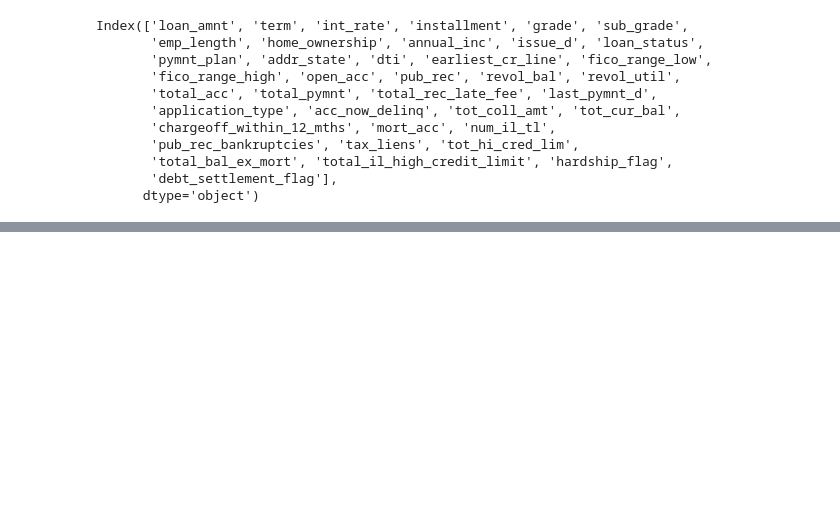
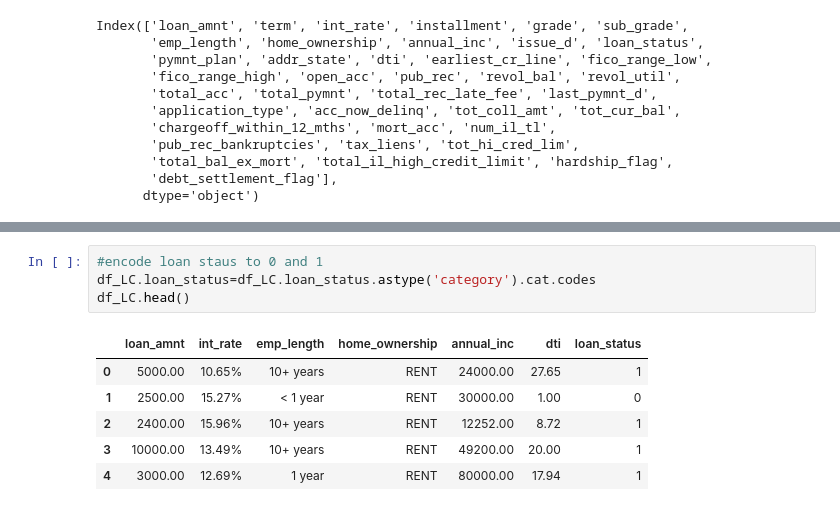
Before and after one commit to nt1983/final-project, a Jupyter notebook: load_data.ipynb, the cells around one changed output, grey strips where cells are left out. Drawn from its saved outputs; the diff is of its cells as text; blank space fills up the shorter version.

```diff
--- a/load_data.ipynb
+++ b/load_data.ipynb
@@ -313,0 +451,11 @@ Index(['loan_amnt', 'term', 'int_rate', 'installment', 'grade', 'sub_grade',
+# %%
+#encode loan staus to 0 and 1
+df_LC.loan_status=df_LC.loan_status.astype('category').cat.codes
+df_LC.head()
+# %% [output]
+|  | loan_amnt | int_rate | emp_length | home_ownership | annual_inc | dti | loan_status |
+| 0 | 5000.00 | 10.65% | 10+ years | RENT | 24000.00 | 27.65 | 1 |
+| 1 | 2500.00 | 15.27% | < 1 year | RENT | 30000.00 | 1.00 | 0 |
+| 2 | 2400.00 | 15.96% | 10+ years | RENT | 12252.00 | 8.72 | 1 |
+| 3 | 10000.00 | 13.49% | 10+ years | RENT | 49200.00 | 20.00 | 1 |
+| 4 | 3000.00 | 12.69% | 1 year | RENT | 80000.00 | 17.94 | 1 |
```
Also changed, not shown: parts of 19 cells of this notebook.
